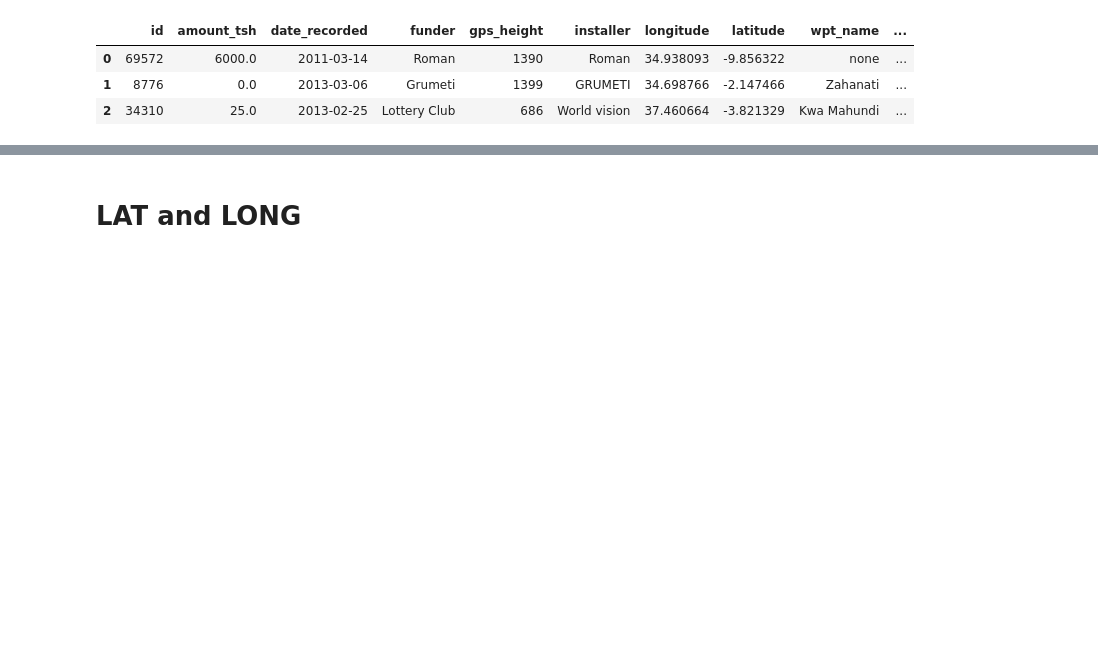
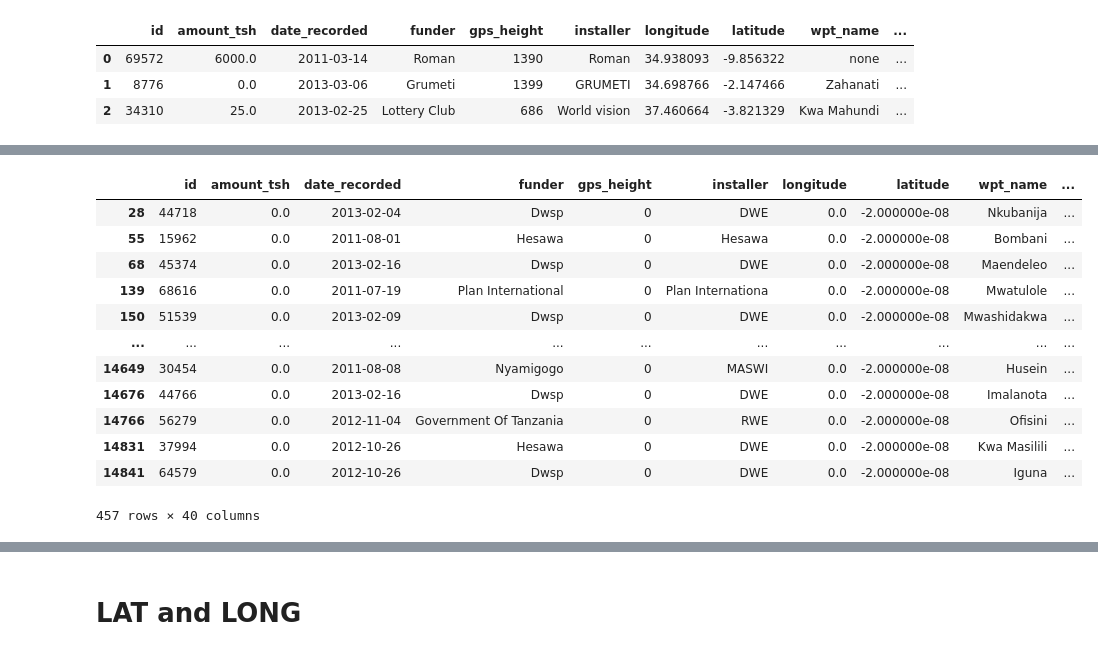
Before and after one commit to ssaeed85/dsc-ph3-TanzaniaWaterWell, a Jupyter notebook: Notebook.ipynb, the cells around one changed output, grey strips where cells are left out. Saved outputs shown, nothing was run; the diff lists cells and outputs as text; code cells hidden in the pictures; blank space fills up the shorter version.

```diff
--- a/Notebook.ipynb
+++ b/Notebook.ipynb
@@ -36,0 +54,16 @@ y_train.head(3)
+# %%
+X_test_raw[X_test_raw.longitude==0]
+# %% [output]
+|  | id | amount_tsh | date_recorded | funder | gps_height | installer | longitude | latitude | wpt_name | ... |
+| 28 | 44718 | 0.0 | 2013-02-04 | Dwsp | 0 | DWE | 0.0 | -2.000000e-08 | Nkubanija | ... |
+| 55 | 15962 | 0.0 | 2011-08-01 | Hesawa | 0 | Hesawa | 0.0 | -2.000000e-08 | Bombani | ... |
+| 68 | 45374 | 0.0 | 2013-02-16 | Dwsp | 0 | DWE | 0.0 | -2.000000e-08 | Maendeleo | ... |
+| 139 | 68616 | 0.0 | 2011-07-19 | Plan International | 0 | Plan Internationa | 0.0 | -2.000000e-08 | Mwatulole | ... |
+| 150 | 51539 | 0.0 | 2013-02-09 | Dwsp | 0 | DWE | 0.0 | -2.000000e-08 | Mwashidakwa | ... |
+| ... | ... | ... | ... | ... | ... | ... | ... | ... | ... | ... |
+| 14649 | 30454 | 0.0 | 2011-08-08 | Nyamigogo | 0 | MASWI | 0.0 | -2.000000e-08 | Husein | ... |
+| 14676 | 44766 | 0.0 | 2013-02-16 | Dwsp | 0 | DWE | 0.0 | -2.000000e-08 | Imalanota | ... |
+| 14766 | 56279 | 0.0 | 2012-11-04 | Government Of Tanzania | 0 | RWE | 0.0 | -2.000000e-08 | Ofisini | ... |
+| 14831 | 37994 | 0.0 | 2012-10-26 | Hesawa | 0 | DWE | 0.0 | -2.000000e-08 | Kwa Masilili | ... |
+| 14841 | 64579 | 0.0 | 2012-10-26 | Dwsp | 0 | DWE | 0.0 | -2.000000e-08 | Iguna | ... |
+457 rows × 40 columns
```
Also changed, not shown: parts of 51 cells of this notebook, 1 other file.
